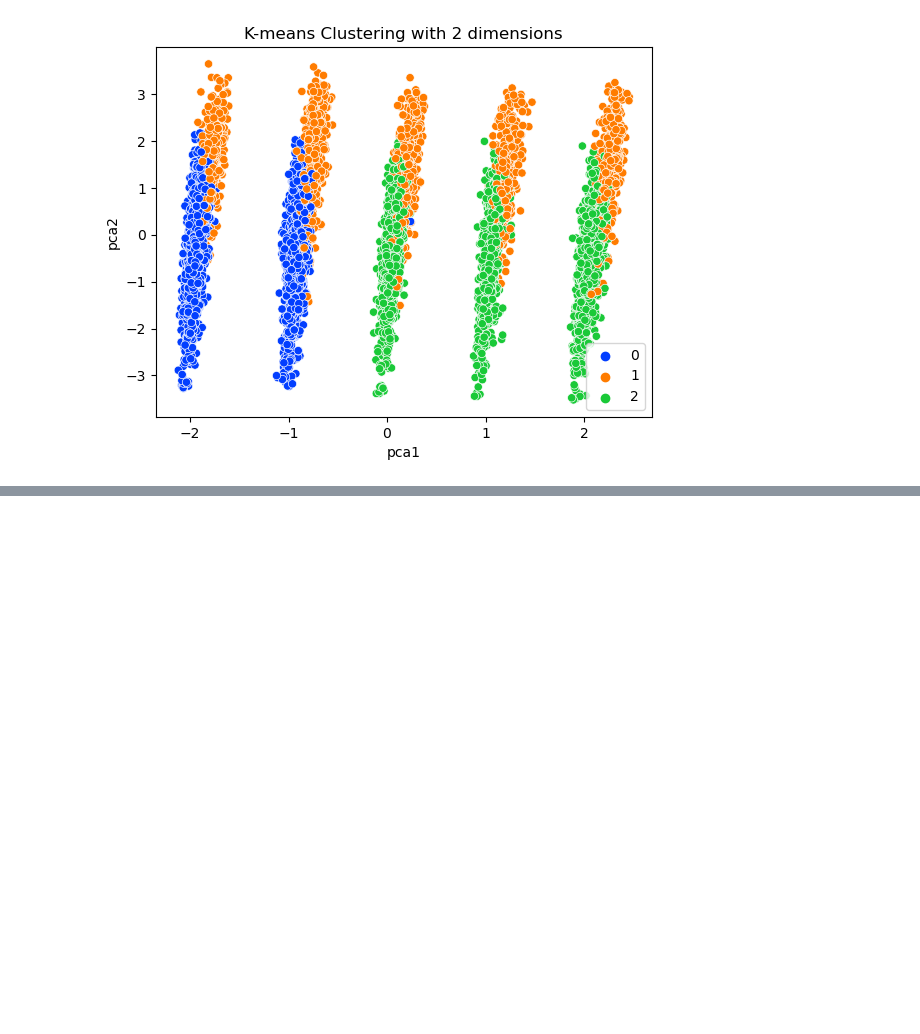
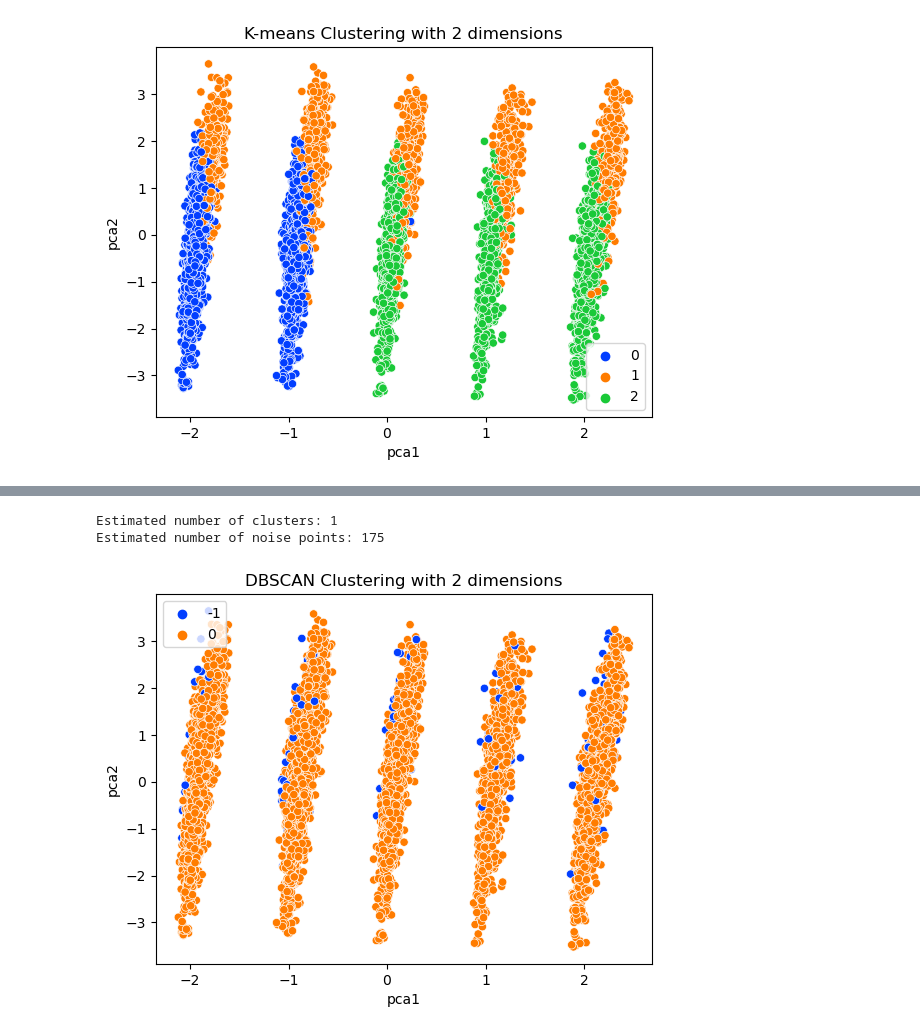
Before and after one commit to dfmce-iscte/ProjetoIAA, a Jupyter notebook: projeto_cosme.ipynb, the cells around one changed output, grey strips where cells are left out. Cells and saved outputs as stored; diff of their text form; code cells hidden in the pictures; blank space fills up the shorter version.

```diff
--- a/projeto_cosme.ipynb
+++ b/projeto_cosme.ipynb
@@ -638,0 +649,6 @@ makeDistribuitionBar(df_c1)
+# %%
+res = dbscan_clustering(df_1,1000,3.75)
+# %% [output]
+Estimated number of clusters: 1
+Estimated number of noise points: 175
+[figure, added]
```
Also changed, not shown: parts of 8 cells of this notebook, 1 other file.
